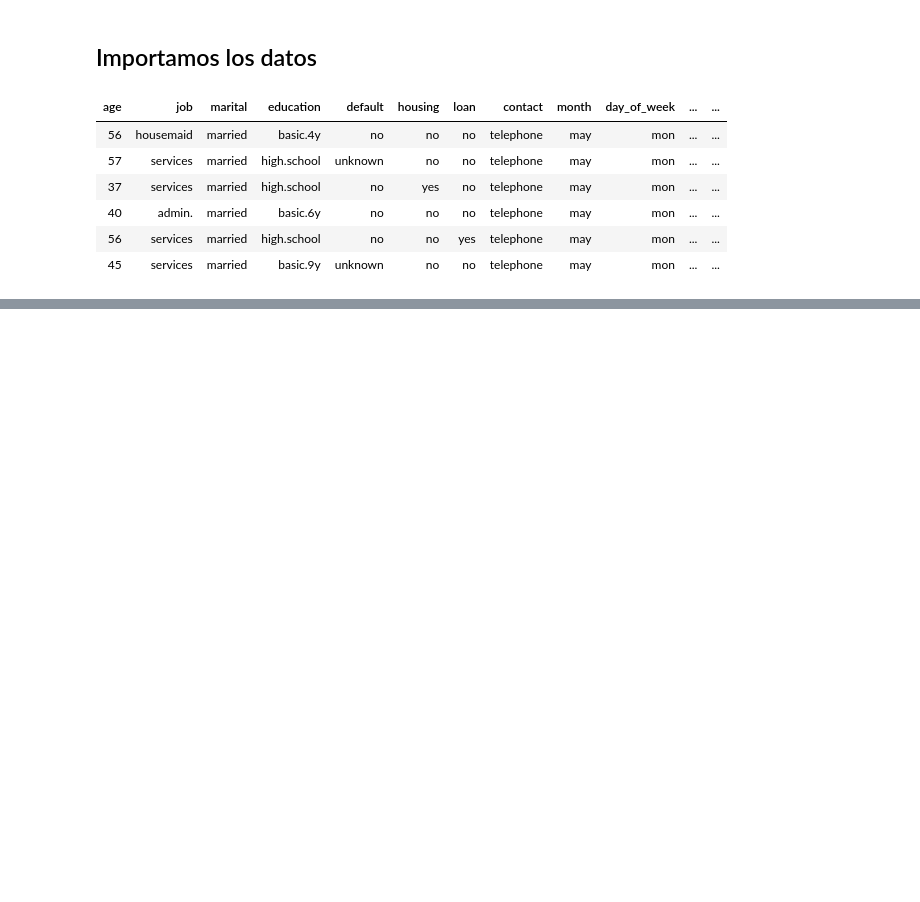
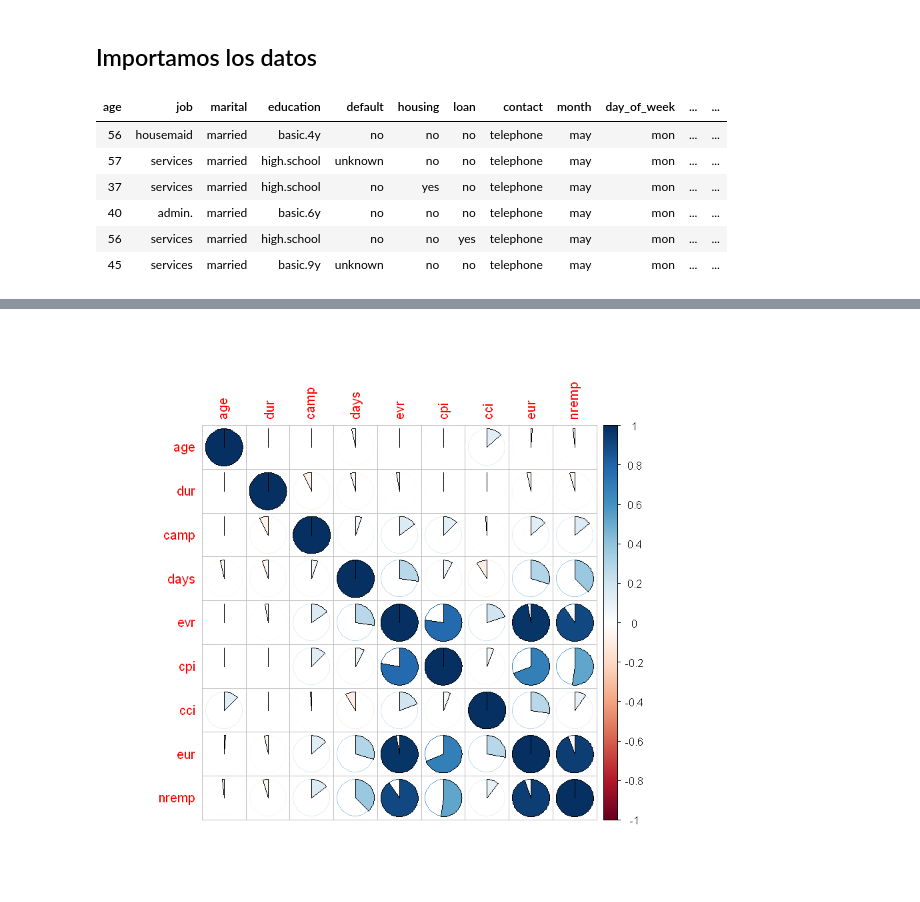
Before and after one commit to BlueCraziness/Estadistica2, a Jupyter notebook: Trabajo2.ipynb, the cells around one changed output, grey strips where cells are left out. Drawn from its saved outputs; the diff is of its cells as text; code cells hidden in the pictures; blank space fills up the shorter version.

```diff
--- a/Trabajo2.ipynb
+++ b/Trabajo2.ipynb
@@ -101,0 +135,6 @@ info<-data.frame(
+# %%
+C<-cor(info[,0:9])
+# %%
+corrplot(C, method="pie")
+# %% [output]
+[figure, added]
```
Also changed, not shown: parts of 6 cells of this notebook.
